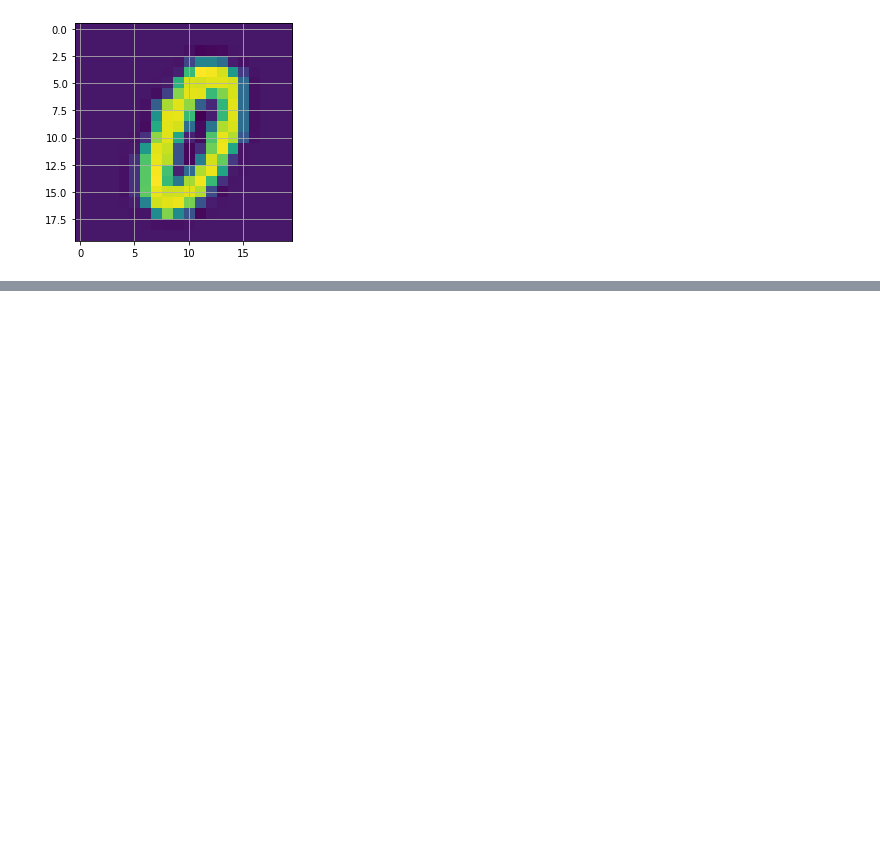
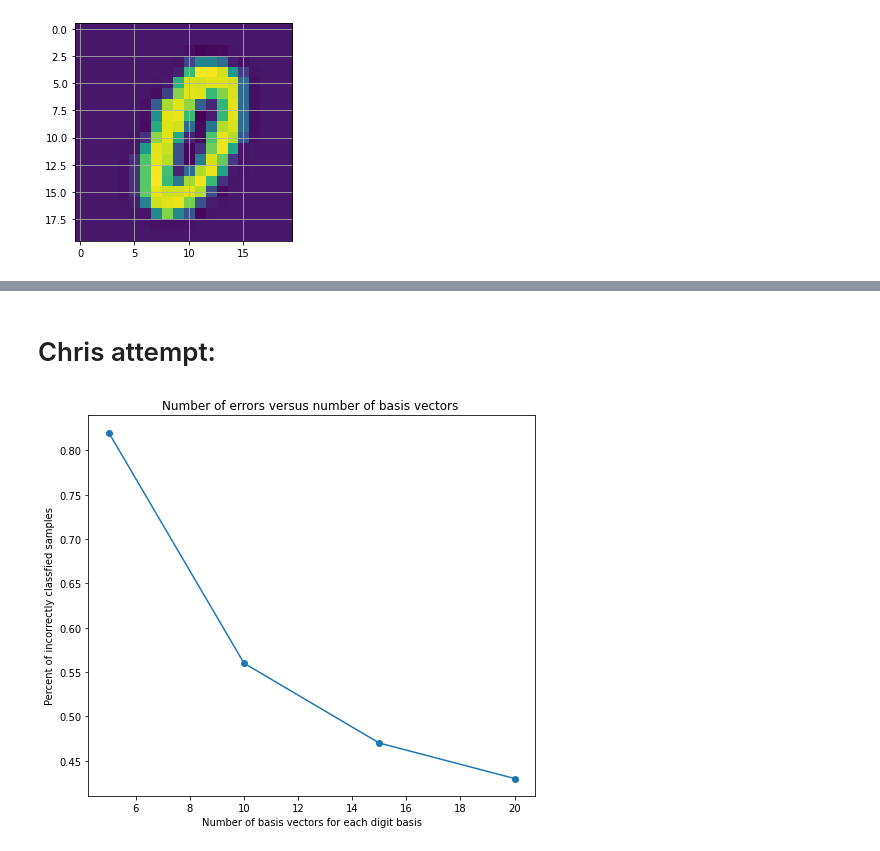
Before and after one commit to qherm/math425-final-project, a Jupyter notebook: Problem 3.ipynb, the cells around one changed output, grey strips where cells are left out. Drawn from its saved outputs; the diff is of its cells as text; code cells hidden in the pictures; blank space fills up the shorter version.

Commit message:
part b finished

```diff
--- a/Problem 3.ipynb
+++ b/Problem 3.ipynb
@@ -114,0 +237,13 @@ Shape of VT   : (10, 400, 400)
+# %%
+# test part_b
+part_b_test = part_b()
+wrongly_classified = 0
+for i, test in enumerate(test_set):
+    prediction = part_b_test.part_b(Us, test, 1)
+    actual = int(test_labels[i])
+    if prediction != actual:
+        # print_digit(test)
+        print(prediction, actual)
+        wrongly_classified+=1
+
+print(wrongly_classified)
@@ -114,0 +268,22 @@ Shape of VT   : (10, 400, 400)
+# %%
+# part c - extension
+# for n singular vectors 1 <= n <= 20
+# add all guesses to dictionary
+# pick digit which is guessed most often
+wrongly_classified = 0
+for i, test in enumerate(test_set):
+    dic = dict()
+    for j in range(11):
+        dic[j] = 0
+    for k in range(1,21):
+        dic[int(classify_y(Us,test,k))] += 1
+
+    max_key = max(dic, key=dic.get)
+    if max_key != int(test_labels[i]):
+        for key,value in dic.items():
+            if value != 0:
+                print(key,":",value," ", end="")
+        wrongly_classified+=1
+        print(test_labels[i])
+
+print(wrongly_classified)
@@ -114,0 +360,13 @@ Shape of VT   : (10, 400, 400)
+# %% [markdown]
+# Chris attempt:
+# %%
+fig = plt.figure(figsize=(8, 7))
+basis_performance=(1/100*np.asarray(basis_performance))
+x=np.array(([5,10,15,20]))
+plt.plot(x,basis_performance,'o-')
+plt.title("Number of errors versus number of basis vectors ")
+plt.xlabel("Number of basis vectors for each digit basis")
+plt.ylabel("Percent of incorrectly classfied samples")
+plt.show()
+# %% [output]
+[figure, added]
```
Also changed, not shown: parts of 24 cells of this notebook.
